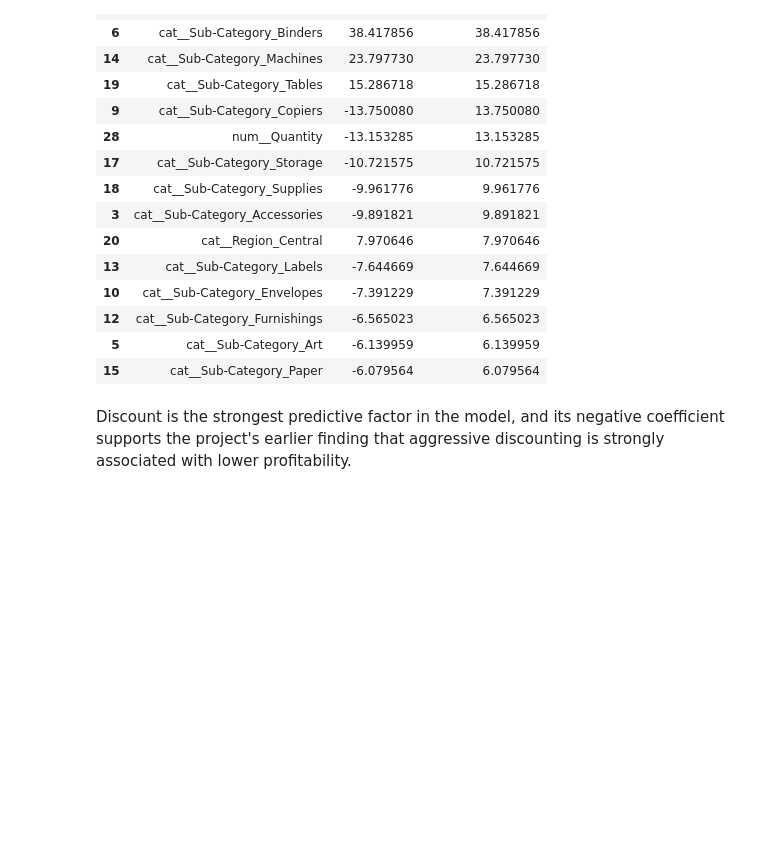
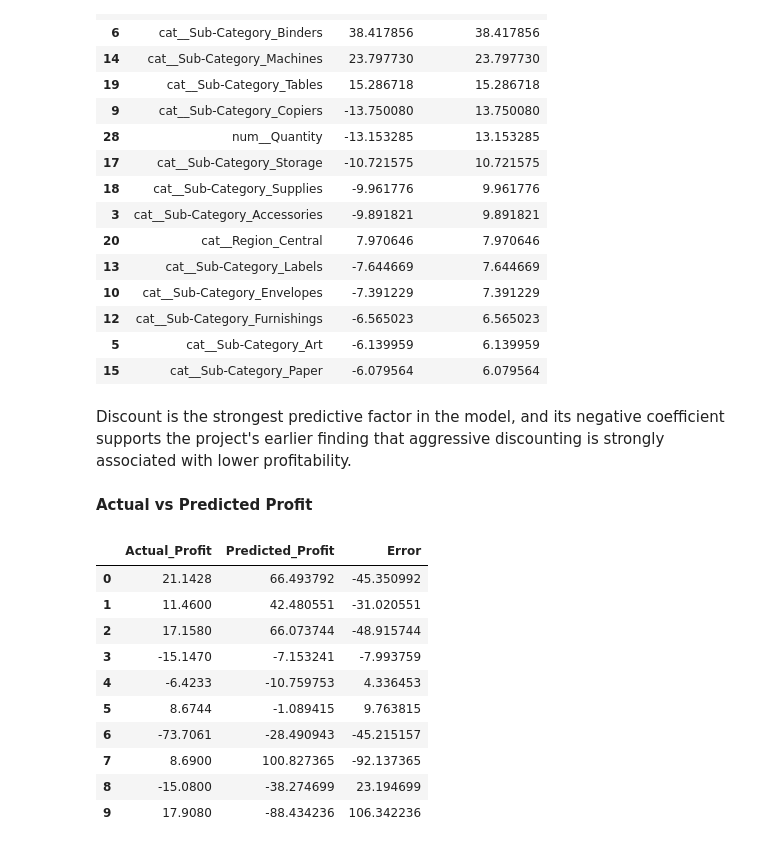
Before and after one commit to RaunakRana14/End-to-End-Retail-Data-Analysis, a Jupyter notebook: Superstore_Analysis.ipynb, the cells around one changed output. Cells and saved outputs as stored; diff of their text form; code cells hidden in the pictures; blank space fills up the shorter version.

```diff
--- a/Superstore_Analysis.ipynb
+++ b/Superstore_Analysis.ipynb
@@ -2029,3 +2029,31 @@ feature_importance.sort_values(
 | 15 | cat__Sub-Category_Paper | -6.079564 | 6.079564 |
 # %% [markdown]
 Discount is the strongest predictive factor in the model, and its negative coefficient supports the project's earlier finding that aggressive discounting is strongly associated with lower profitability.
+# %% [markdown]
+**Actual vs Predicted Profit**
+# %%
+best_predictions = best_model.predict(X_test)
+
+prediction_df = pd.DataFrame({
+    'Actual_Profit': y_test.values,
+    'Predicted_Profit': best_predictions
+})
+
+prediction_df['Error'] = (
+    prediction_df['Actual_Profit'] -
+    prediction_df['Predicted_Profit']
+)
+
+prediction_df.head(10)
+# %% [output]
+|  | Actual_Profit | Predicted_Profit | Error |
+| 0 | 21.1428 | 66.493792 | -45.350992 |
+| 1 | 11.4600 | 42.480551 | -31.020551 |
+| 2 | 17.1580 | 66.073744 | -48.915744 |
+| 3 | -15.1470 | -7.153241 | -7.993759 |
+| 4 | -6.4233 | -10.759753 | 4.336453 |
+| 5 | 8.6744 | -1.089415 | 9.763815 |
+| 6 | -73.7061 | -28.490943 | -45.215157 |
+| 7 | 8.6900 | 100.827365 | -92.137365 |
+| 8 | -15.0800 | -38.274699 | 23.194699 |
+| 9 | 17.9080 | -88.434236 | 106.342236 |
```
Also changed, not shown: parts of 2 cells of this notebook.
